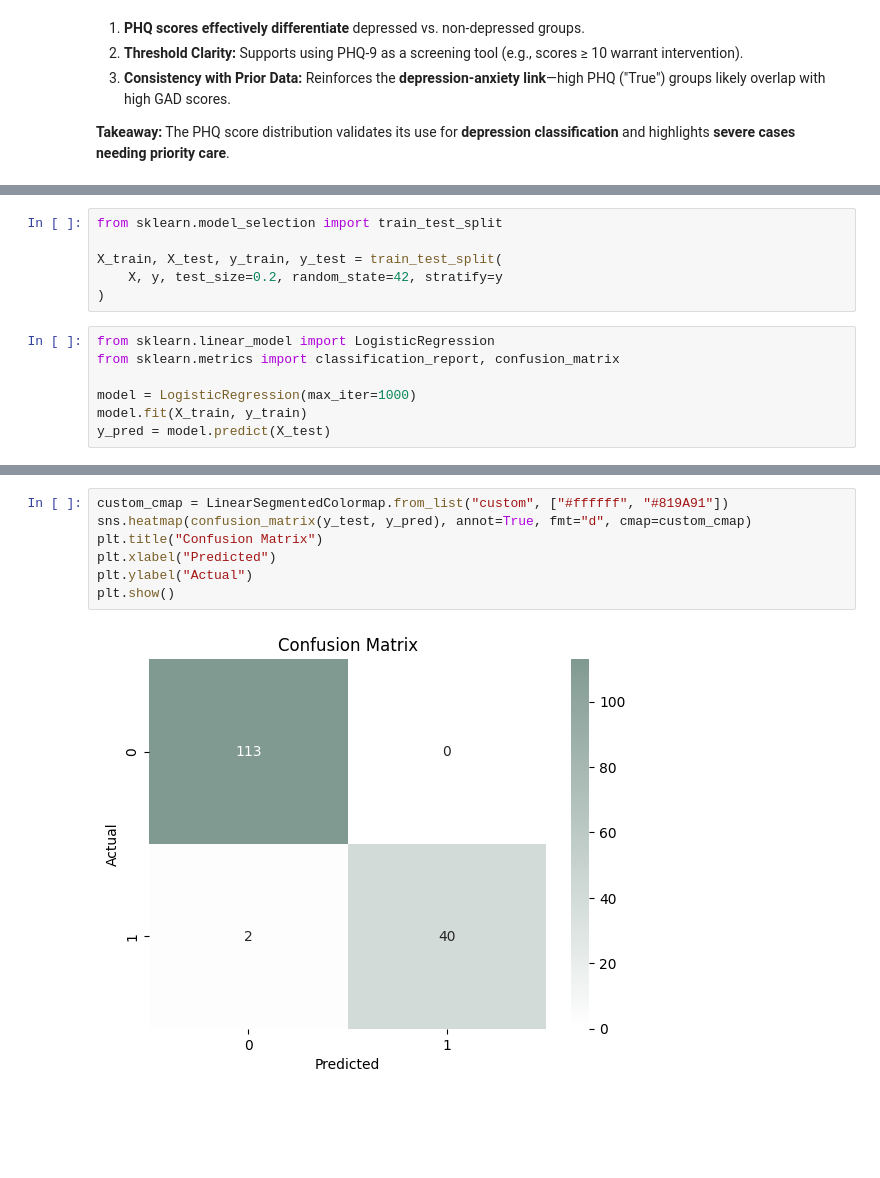
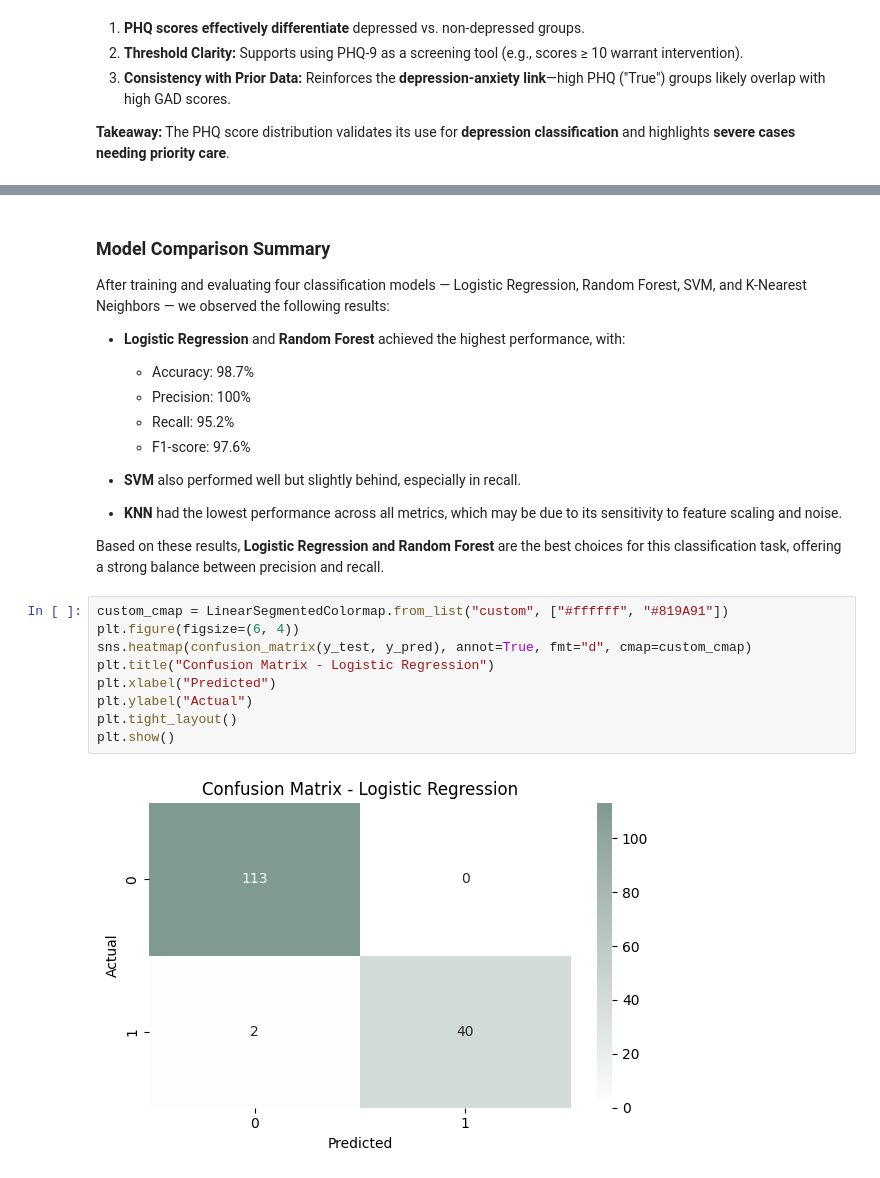
Before and after one commit to Aya-Elgammal/EDA, a Jupyter notebook: EDA.ipynb, the cells around one changed output, grey strips where cells are left out. Cells and saved outputs as stored; diff of their text form; blank space fills up the shorter version.

```diff
--- a/EDA.ipynb
+++ b/EDA.ipynb
@@ -315,13 +312,0 @@ y = data["depressiveness"].astype(int)
-# %%
-from sklearn.model_selection import train_test_split
-
-X_train, X_test, y_train, y_test = train_test_split(
-    X, y, test_size=0.2, random_state=42, stratify=y
-)
-# %%
-from sklearn.linear_model import LogisticRegression
-from sklearn.metrics import classification_report, confusion_matrix
-
-model = LogisticRegression(max_iter=1000)
-model.fit(X_train, y_train)
-y_pred = model.predict(X_test)
@@ -342,9 +356,27 @@ weighted avg       0.99      0.99      0.99       155
+# %% [markdown]
+### Model Comparison Summary
+
+After training and evaluating four classification models — Logistic Regression, Random Forest, SVM, and K-Nearest Neighbors — we observed the following results:
+
+- **Logistic Regression** and **Random Forest** achieved the highest performance, with:
+  - Accuracy: 98.7%
+  - Precision: 100%
+  - Recall: 95.2%
+  - F1-score: 97.6%
+
+- **SVM** also performed well but slightly behind, especially in recall.
+
+- **KNN** had the lowest performance across all metrics, which may be due to its sensitivity to feature scaling and noise.
+
+Based on these results, **Logistic Regression and Random Forest** are the best choices for this classification task, offering a strong balance between precision and recall.
 # %%
 custom_cmap = LinearSegmentedColormap.from_list("custom", ["#ffffff", "#819A91"])
+plt.figure(figsize=(6, 4))
 sns.heatmap(confusion_matrix(y_test, y_pred), annot=True, fmt="d", cmap=custom_cmap)
-plt.title("Confusion Matrix")
+plt.title("Confusion Matrix - Logistic Regression")
 plt.xlabel("Predicted")
 plt.ylabel("Actual")
+plt.tight_layout()
 plt.show()
 # %% [output]
-[figure, old version]
+[figure, new version]
```
Also changed, not shown: parts of 10 cells of this notebook.
